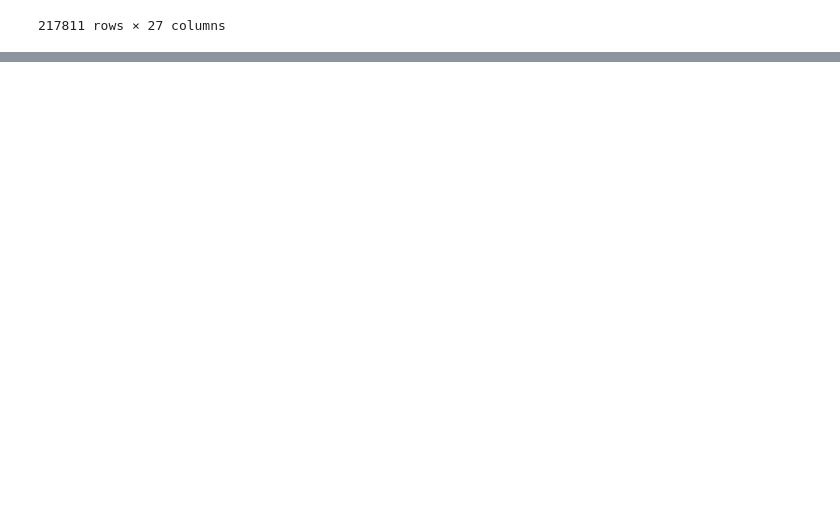
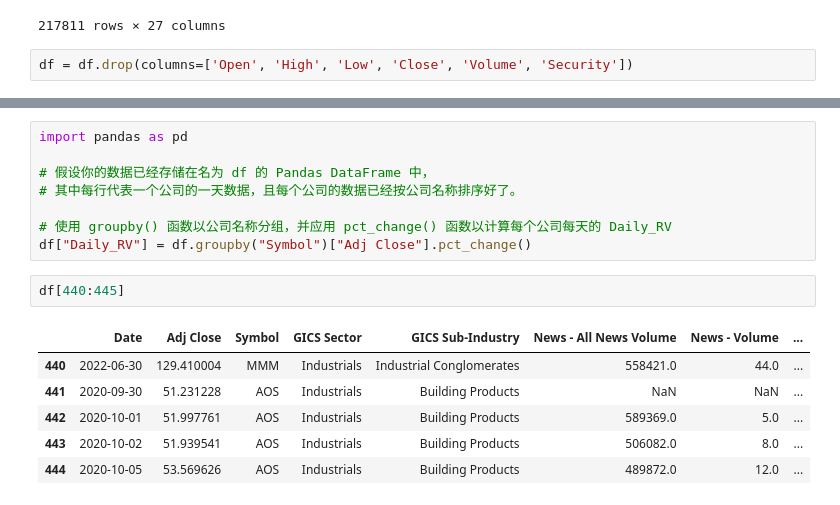
Before and after one commit to sizhewang1130/3guys, a Jupyter notebook: example.ipynb, the cells around one changed output, grey strips where cells are left out. Drawn from its saved outputs; the diff is of its cells as text; blank space fills up the shorter version.

```diff
--- a/example.ipynb
+++ b/example.ipynb
@@ -57,3 +57,5 @@ df
 | 217809 | 2022-06-29 | 172.000000 | 175.149994 | 170.149994 | 173.919998 | 173.919998 | 1658000.0 | ZTS | Zoetis | Health Care | ... |
 | 217810 | 2022-06-30 | 172.440002 | 173.550003 | 169.830002 | 171.889999 | 171.889999 | 2220700.0 | ZTS | Zoetis | Health Care | ... |
 217811 rows × 27 columns
+# %%
+df = df.drop(columns=['Open', 'High', 'Low', 'Close', 'Volume', 'Security'])
@@ -59,0 +78,17 @@ df
+# %%
+import pandas as pd
+
+# 假设你的数据已经存储在名为 df 的 Pandas DataFrame 中，
+# 其中每行代表一个公司的一天数据，且每个公司的数据已经按公司名称排序好了。
+
+# 使用 groupby() 函数以公司名称分组，并应用 pct_change() 函数以计算每个公司每天的 Daily_RV
+df["Daily_RV"] = df.groupby("Symbol")["Adj Close"].pct_change()
+# %%
+df[440:445]
+# %% [output]
+|  | Date | Adj Close | Symbol | GICS Sector | GICS Sub-Industry | News - All News Volume | News - Volume | ... |
+| 440 | 2022-06-30 | 129.410004 | MMM | Industrials | Industrial Conglomerates | 558421.0 | 44.0 | ... |
+| 441 | 2020-09-30 | 51.231228 | AOS | Industrials | Building Products | NaN | NaN | ... |
+| 442 | 2020-10-01 | 51.997761 | AOS | Industrials | Building Products | 589369.0 | 5.0 | ... |
+| 443 | 2020-10-02 | 51.939541 | AOS | Industrials | Building Products | 506082.0 | 8.0 | ... |
+| 444 | 2020-10-05 | 53.569626 | AOS | Industrials | Building Products | 489872.0 | 12.0 | ... |
```
Also changed, not shown: parts of 1 cell of this notebook.
